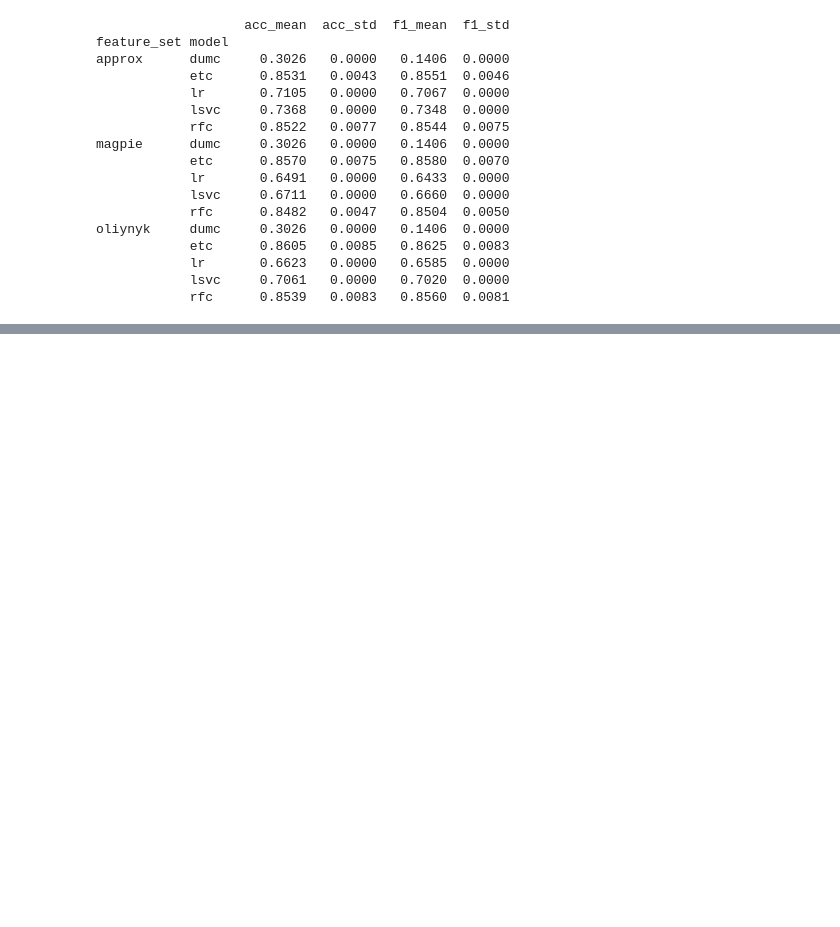
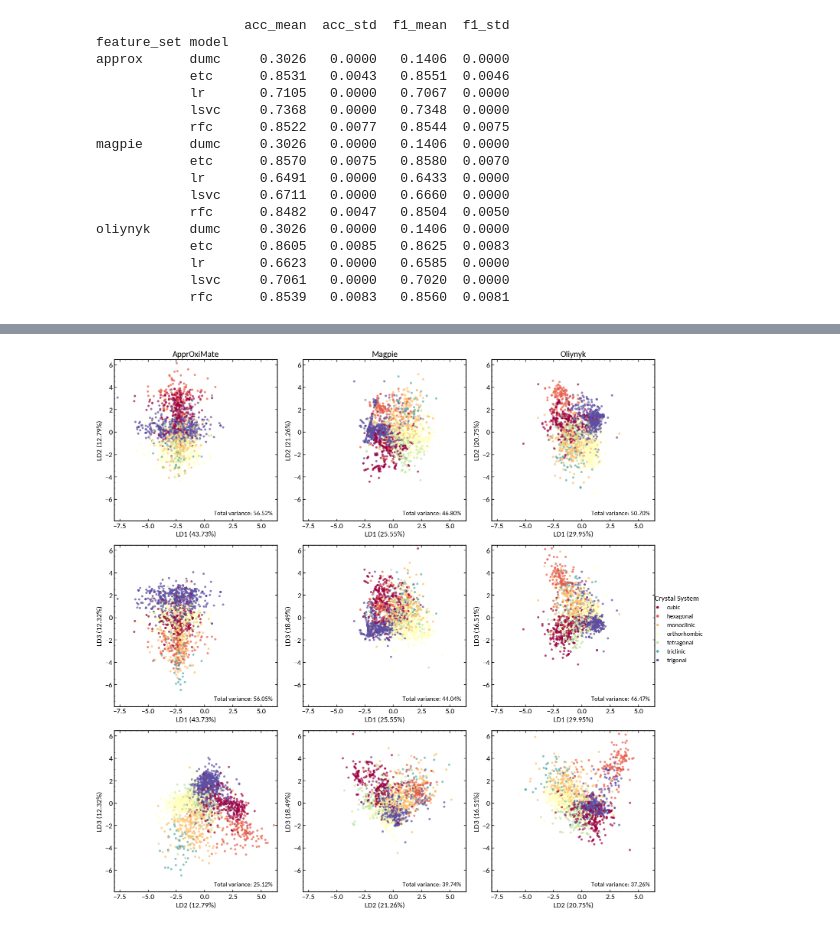
Before and after one commit to RAMP-Labs/ApprOxiMate, a Jupyter notebook: notebooks/exp4_assessing_models.ipynb, the cells around one changed output, grey strips where cells are left out. Saved outputs shown, nothing was run; the diff lists cells and outputs as text; code cells hidden in the pictures; blank space fills up the shorter version.

```diff
--- a/notebooks/exp4_assessing_models.ipynb
+++ b/notebooks/exp4_assessing_models.ipynb
@@ -189,0 +404,76 @@ plt.show()
+# %%
+def plot_lda_pairwise(
+    feature_sets, label_sets, titles, label_mapping, figsize_per_plot=5):
+
+    n = len(feature_sets)
+    pairs = [(0, 1), (0, 2), (1, 2)]
+
+    # 1. Fit LDA for all datasets upfront and store transformed data
+    lda_data = []
+    global_min = float("inf")
+    global_max = float("-inf")
+
+    for X, y in zip(feature_sets, label_sets):
+        lda = LinearDiscriminantAnalysis(n_components=3, solver="svd")
+        X_lda = lda.fit_transform(X, y)
+        var_explained = lda.explained_variance_ratio_
+
+        # Update global bounds with padding factor
+        global_min = min(global_min, X_lda.min())
+        global_max = max(global_max, X_lda.max())
+
+        lda_data.append((X_lda, var_explained))
+
+    # Add 2% padding around limits for clean visual margins
+    padding = (global_max - global_min) * 0.02
+    xlims = (global_min - padding, global_max + padding)
+    ylims = xlims  # Equal bounds across x and y for direct 1:1 scale comparison
+
+    # 2. Plot grid
+    fig, axes = plt.subplots( len(pairs), n, figsize=(figsize_per_plot * n, figsize_per_plot * len(pairs)), squeeze=False,)
+
+    classes = sorted(label_mapping.keys())
+    cmap = matplotlib.colormaps.get_cmap("Spectral").resampled(len(classes))
+
+    for col, (X_lda, var_explained) in enumerate(lda_data):
+        title = titles[col]
+        y = label_sets[col]
+
+        for row, (i, j) in enumerate(pairs):
+            ax = axes[row, col]
+
+            ax.scatter(X_lda[:, i], X_lda[:, j], c=y, cmap=cmap,
+                vmin=min(classes) - 0.5, vmax=max(classes) + 0.5,
+                alpha=0.7,s=18, edgecolors="none")
+
+            # Apply shared global limits
+            ax.set_xlim(xlims)
+            ax.set_ylim(ylims)
+
+            # Variance details
+            pair_variance = var_explained[i] + var_explained[j]
+
+            ax.text(0.97, 0.03, f"Total variance: {pair_variance:.2%}", transform=ax.transAxes, ha="right", va="bottom", fontsize=12)
+
+            ax.set_xlabel(f"LD{i+1} ({var_explained[i]:.2%})")
+            ax.set_ylabel(f"LD{j+1} ({var_explained[j]:.2%})")
+
+            if row == 0:
+                ax.set_title(title)
+
+    # Class legend
+    handles = [plt.Line2D([0], [0], marker="o", linestyle="", color=cmap(i), label=label_mapping[c])
+        for i, c in enumerate(classes)]
+
+    fig.legend(handles=handles, title="Crystal System", loc="center right", bbox_to_anchor=(1.08, 0.5))
+
+    plt.tight_layout()
+    plt.show()
+
+plot_lda_pairwise(
+    feature_sets=[X_full_approx, X_full_magpie, X_full_oliynyk],
+    label_sets=[y_full_approx, y_full_magpie, y_full_oliynyk],
+    titles=["ApprOxiMate", "Magpie", "Oliynyk"],
+    label_mapping=label_mapping_approx)
+# %% [output]
+[figure, added]
```
Also changed, not shown: parts of 6 cells of this notebook, 8 other files.
